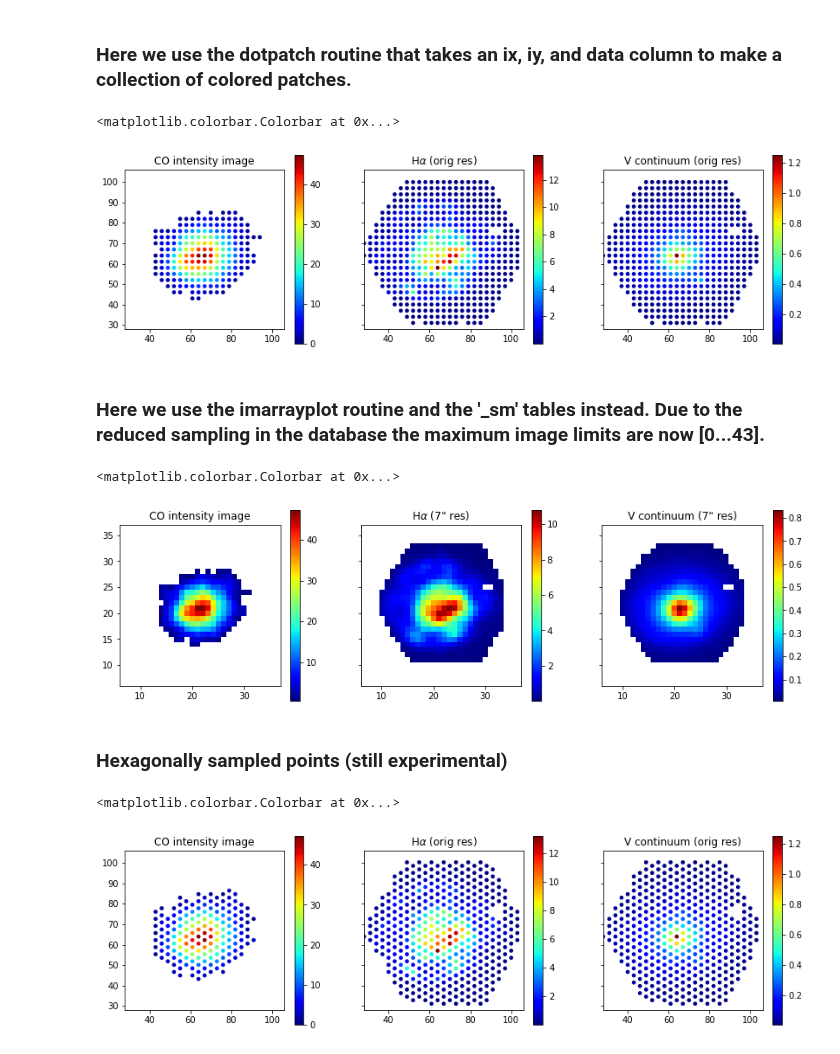
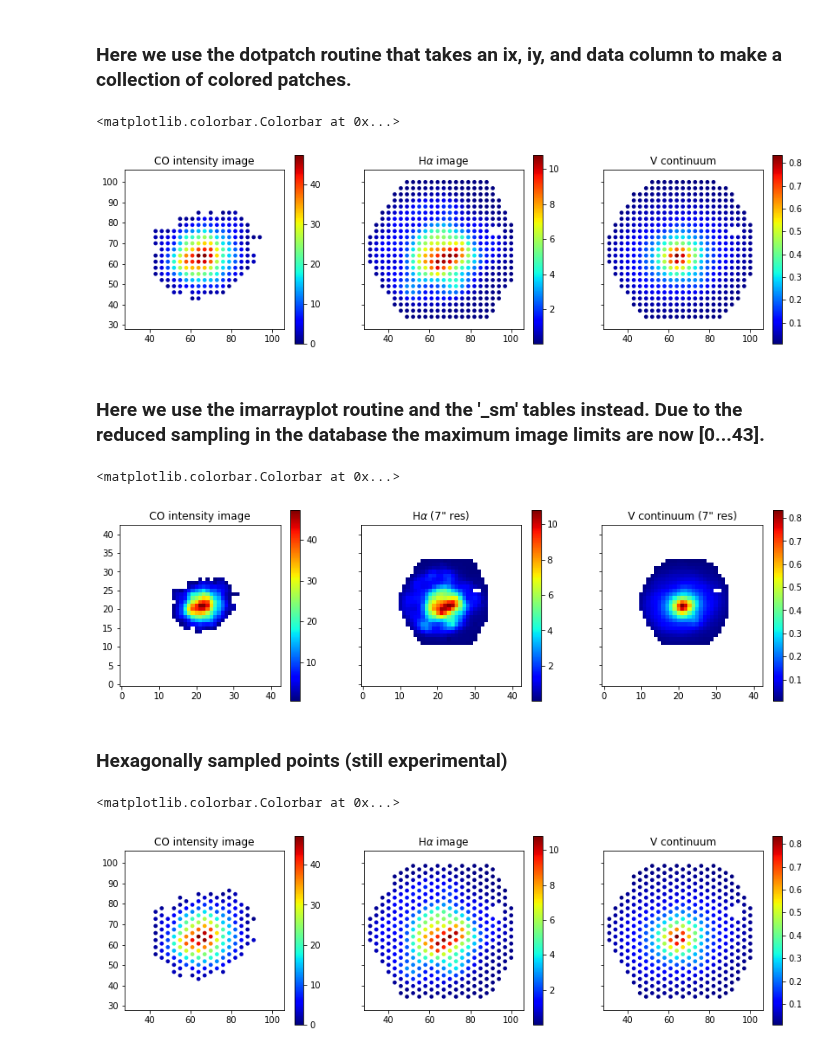
Before and after one commit to tonywong94/edge_pydb, a Jupyter notebook: demo_notebk/Tutorial.ipynb, the cells around one changed output. Saved outputs shown, nothing was run; the diff lists cells and outputs as text; code cells hidden in the pictures.

Commit message:
Implementing new architecture with tables bundled by resolution.  Derive edge_califa table from different get_proc_elines table.

```diff
--- a/demo_notebk/Tutorial.ipynb
+++ b/demo_notebk/Tutorial.ipynb
@@ -93,7 +93,7 @@ Paths in NGC4047.comom_smo7.hdf5 :
 # %% [markdown]
 ### Try again, this time providing a path (get moments using dilated mask).
 # %%
-cotab = EdgeTable('NGC4047.comom_smo7.hdf5', path='dil')
+cotab = EdgeTable('NGC4047.2d_smo7.hdf5', path='comom_dil')
 # %% [markdown]
 ### Get basic information about the columns
 # %%
@@ -198,6 +198,8 @@ EdgeTable length=1849
 # %%
 import matplotlib.pyplot as plt
 from edge_pydb.plotting import dotpatch, imarrayplot
+hatab  = EdgeTable('NGC4047.2d_smo7.hdf5', path='ELINES_sm')
+ssptab = EdgeTable('NGC4047.2d_smo7.hdf5', path='SSP_sm')
 # %% [markdown]
 ### Here we use the dotpatch routine that takes an ix, iy, and data column to make a collection of colored patches.
 # %%
@@ -210,52 +212,46 @@ axs[0].set_ylim([28,106])
 axs[0].set_aspect('equal')
 plt.colorbar(img, ax=axs[0])
 
-hatab = EdgeTable('NGC4047.pipe3d.hdf5', path='ELINES_rg')
-img, xymin, xymax = dotpatch(hatab['ix'], hatab['iy'], hatab['Halpha_rg'], axes=axs[1], cmap='jet')
-axs[1].set_title(r'H$\alpha$ (orig res)')
+img, xymin, xymax = dotpatch(hatab['ix'], hatab['iy'], hatab['Halpha_sm'], axes=axs[1], cmap='jet')
+axs[1].set_title(r'H$\alpha$ image')
 axs[1].set_aspect('equal')
 plt.colorbar(img, ax=axs[1])
 
-ssptab = EdgeTable('NGC4047.pipe3d.hdf5', path='SSP_rg')
-img, xymin, xymax = dotpatch(ssptab['ix'], ssptab['iy'], ssptab['Vcont_ssp_rg'], axes=axs[2], cmap='jet')
-axs[2].set_title('V continuum (orig res)')
+img, xymin, xymax = dotpatch(ssptab['ix'], ssptab['iy'], ssptab['Vcont_ssp_sm'], axes=axs[2], cmap='jet')
+axs[2].set_title('V continuum')
 axs[2].set_aspect('equal')
 plt.colorbar(img, ax=axs[2])
 # %% [output]
 <matplotlib.colorbar.Colorbar at 0x...>
-[figure, old version]
+[figure, new version]
 # %% [markdown]
 ### Here we use the imarrayplot routine and the '_sm' tables instead.  Due to the reduced sampling in the database the maximum image limits are now [0...43].
 # %%
 fig, axs = plt.subplots(1, 3, figsize=(14,4), sharex=True, sharey=True)
 
 img, xymin, xymax = imarrayplot(cotab['ix'], cotab['iy'], cotab['mom0_12'], axes=axs[0], cmap='jet')
 axs[0].set_title('CO intensity image')
-axs[0].set_xlim([6,37])
-axs[0].set_ylim([6,37])
 axs[0].set_aspect('equal')
 plt.colorbar(img, ax=axs[0])
 
-hatab = EdgeTable('NGC4047.pipe3d.hdf5', path='ELINES_sm')
 img, xymin, xymax = imarrayplot(hatab['ix'], hatab['iy'], hatab['Halpha_sm'], axes=axs[1], cmap='jet')
 axs[1].set_title(r'H$\alpha$ (7" res)')
 axs[1].set_aspect('equal')
 plt.colorbar(img, ax=axs[1])
 
-ssptab = EdgeTable('NGC4047.pipe3d.hdf5', path='SSP_sm')
 img, xymin, xymax = imarrayplot(ssptab['ix'], ssptab['iy'], ssptab['Vcont_ssp_sm'], axes=axs[2], cmap='jet')
 axs[2].set_title('V continuum (7" res)')
 axs[2].set_aspect('equal')
 plt.colorbar(img, ax=axs[2])
 # %% [output]
 <matplotlib.colorbar.Colorbar at 0x...>
-[figure, old version]
+[figure, new version]
 # %% [markdown]
 ### Hexagonally sampled points (still experimental)
 # %%
 fig, axs = plt.subplots(1, 3, figsize=(14,4), sharex=True, sharey=True)
 
-cotab = EdgeTable('NGC4047_hex.comom_smo7.hdf5', path='dil')
+cotab = EdgeTable('NGC4047_hex.2d_smo7.hdf5', path='comom_dil')
 img, xymin, xymax = dotpatch(cotab['ix'], cotab['iy'], cotab['mom0_12'], axes=axs[0], vmin=0, cmap='jet')
 axs[0].set_title('CO intensity image')
 axs[0].set_xlim([28,106])
@@ -263,17 +259,17 @@ axs[0].set_ylim([28,106])
 axs[0].set_aspect('equal')
 plt.colorbar(img, ax=axs[0])
 
-hatab = EdgeTable('NGC4047_hex.pipe3d.hdf5', path='ELINES_rg')
-img, xymin, xymax = dotpatch(hatab['ix'], hatab['iy'], hatab['Halpha_rg'], axes=axs[1], cmap='jet')
-axs[1].set_title(r'H$\alpha$ (orig res)')
+hatab = EdgeTable('NGC4047_hex.2d_smo7.hdf5', path='ELINES_sm')
+img, xymin, xymax = dotpatch(hatab['ix'], hatab['iy'], hatab['Halpha_sm'], axes=axs[1], cmap='jet')
+axs[1].set_title(r'H$\alpha$ image')
 axs[1].set_aspect('equal')
 plt.colorbar(img, ax=axs[1])
 
-ssptab = EdgeTable('NGC4047_hex.pipe3d.hdf5', path='SSP_rg')
-img, xymin, xymax = dotpatch(ssptab['ix'], ssptab['iy'], ssptab['Vcont_ssp_rg'], axes=axs[2], cmap='jet')
-axs[2].set_title('V continuum (orig res)')
+ssptab = EdgeTable('NGC4047_hex.2d_smo7.hdf5', path='SSP_sm')
+img, xymin, xymax = dotpatch(ssptab['ix'], ssptab['iy'], ssptab['Vcont_ssp_sm'], axes=axs[2], cmap='jet')
+axs[2].set_title('V continuum')
 axs[2].set_aspect('equal')
 plt.colorbar(img, ax=axs[2])
 # %% [output]
 <matplotlib.colorbar.Colorbar at 0x...>
-[figure, old version]
+[figure, new version]
```
Also changed, not shown: parts of 5 cells of this notebook, 15 other files.
